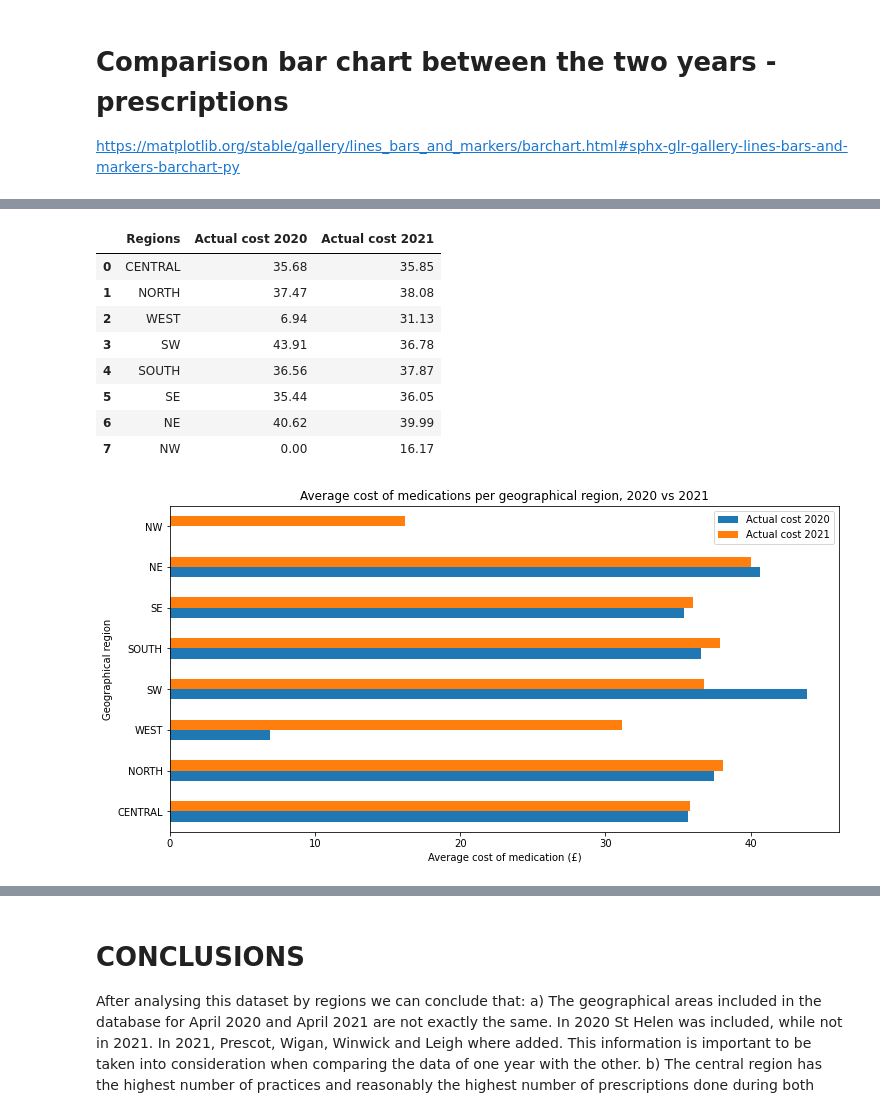
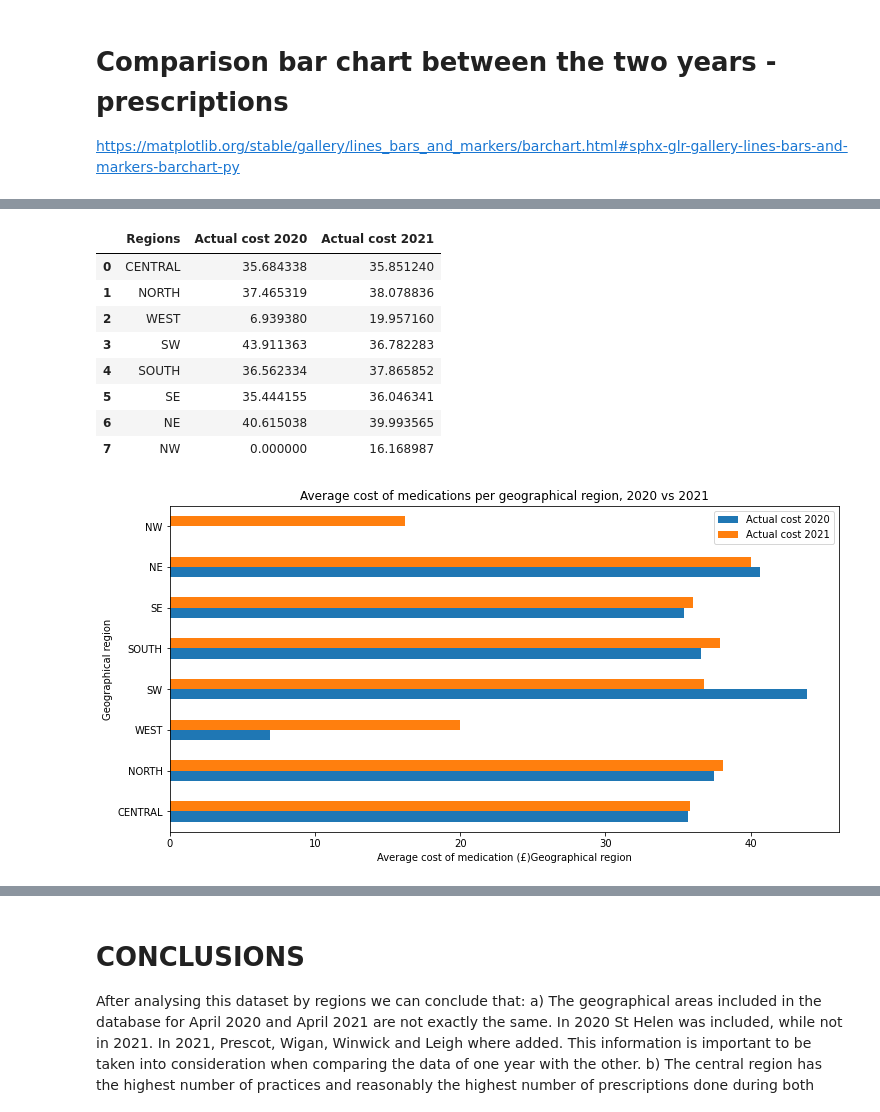
Before and after one commit to kamalmasarweh/project, a Jupyter notebook: Group work.ipynb, the cells around one changed output, grey strips where cells are left out. Saved outputs shown, nothing was run; the diff lists cells and outputs as text; code cells hidden in the pictures.

```diff
--- a/Group work.ipynb
+++ b/Group work.ipynb
@@ -1022,5 +977,3 @@ Text(0.5, 1.0, 'Total cost of medications per area, April 2020')
 # %%
-pd.options.display.float_format = "{:,.2f}".format
-
 AC_region_20 = epd_20[["ADDRESS_3", "ACTUAL_COST"]].groupby("ADDRESS_3").mean()
-AC_region_20 = AC_region_20.sort_values(by=["ACTUAL_COST"], ascending=False)
+AC_region_20
@@ -1048,5 +1020,3 @@ fig.savefig("TotalCost21.png")
 # %%
-pd.options.display.float_format = "{:,.2f}".format
-
 AC_region_21 = epd_21[["ADDRESS_3", "ACTUAL_COST"]].groupby("ADDRESS_3").mean()
-AC_region_21 = AC_region_21.sort_values(by=["ACTUAL_COST"], ascending=False)
+AC_region_21
@@ -1122,40 +1134,55 @@ AC_mean_21 = [AC_central21_mean, AC_north21_mean, AC_west21_mean, AC_SW21_mean,
 # %%
 #Another way of creating a dataframe
+
+import pandas as pd
 
 Geogr_Regions = ["CENTRAL",
             "NORTH",
             "WEST",
             "SW",
             "SOUTH",
             "SE",
             "NE",
             "NW",]
-mean_actual_cost_2020 = AC_mean_20
-mean_actual_cost_2021 = AC_mean_21
+mean_actual_cost_2020 = [35.68433813886316,
+37.465318914984664,
+6.93938,
+43.91136301726565,
+36.56233428593302,
+35.4441553913206,
+40.61503796178325, 0]
+mean_actual_cost_2021 = [35.8512395117746,
+38.07883632042695,
+19.957159800000014,
+36.78228255708407,
+37.86585153437356,
+36.0463411079942,
+39.99356533503501,
+16.16898742574258]
 
 data = {'Regions': Geogr_Regions,
        'Actual cost 2020': mean_actual_cost_2020,
        'Actual cost 2021': mean_actual_cost_2021,
        }
 
 # Creating the Datafame from dict:
 df = pd.DataFrame(data)
 display(df)
 
 fig, axs = plt.subplots(figsize=(12, 6))
 df.plot.barh(ax=axs, x="Regions")
 axs.set_ylabel("Geographical region")
-axs.set_xlabel("Average cost of medication (£)")
+axs.set_xlabel("Average cost of medication (£)""Geographical region")
 axs.set_title ("Average cost of medications per geographical region, 2020 vs 2021")
 fig.savefig("MeanCost20_21_region.png")
 # %% [output]
 |  | Regions | Actual cost 2020 | Actual cost 2021 |
-| 0 | CENTRAL | 35.68 | 35.85 |
-| 1 | NORTH | 37.47 | 38.08 |
-| 2 | WEST | 6.94 | 31.13 |
-| 3 | SW | 43.91 | 36.78 |
-| 4 | SOUTH | 36.56 | 37.87 |
-| 5 | SE | 35.44 | 36.05 |
-| 6 | NE | 40.62 | 39.99 |
-| 7 | NW | 0.00 | 16.17 |
+| 0 | CENTRAL | 35.684338 | 35.851240 |
+| 1 | NORTH | 37.465319 | 38.078836 |
+| 2 | WEST | 6.939380 | 19.957160 |
+| 3 | SW | 43.911363 | 36.782283 |
+| 4 | SOUTH | 36.562334 | 37.865852 |
+| 5 | SE | 35.444155 | 36.046341 |
+| 6 | NE | 40.615038 | 39.993565 |
+| 7 | NW | 0.000000 | 16.168987 |
-[figure, old version]
+[figure, new version]
```
Also changed, not shown: parts of 66 cells of this notebook.
